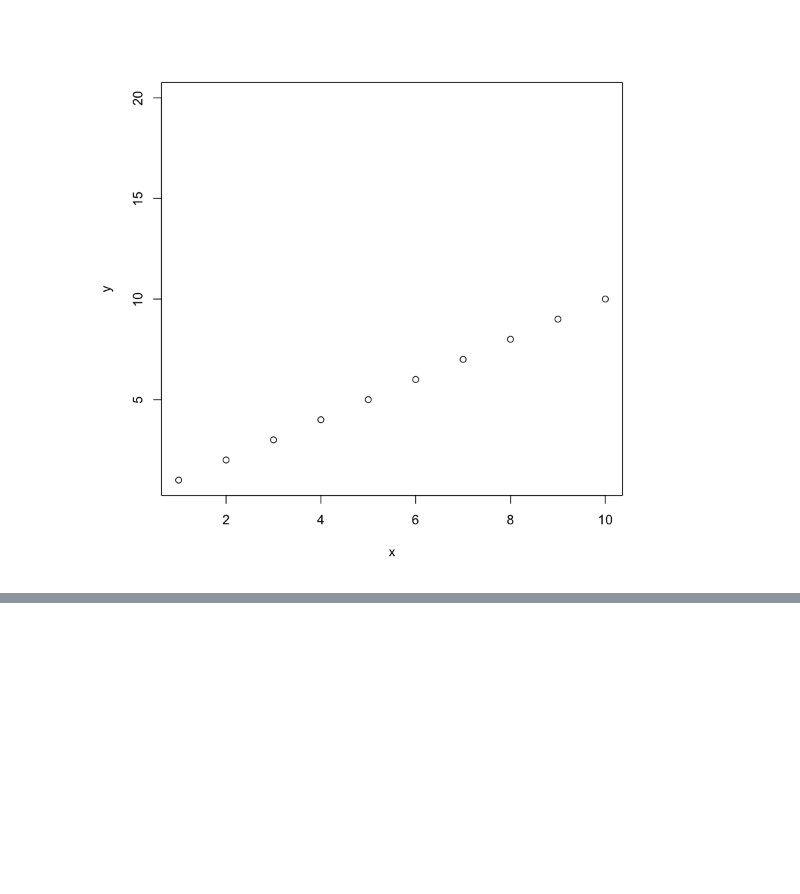
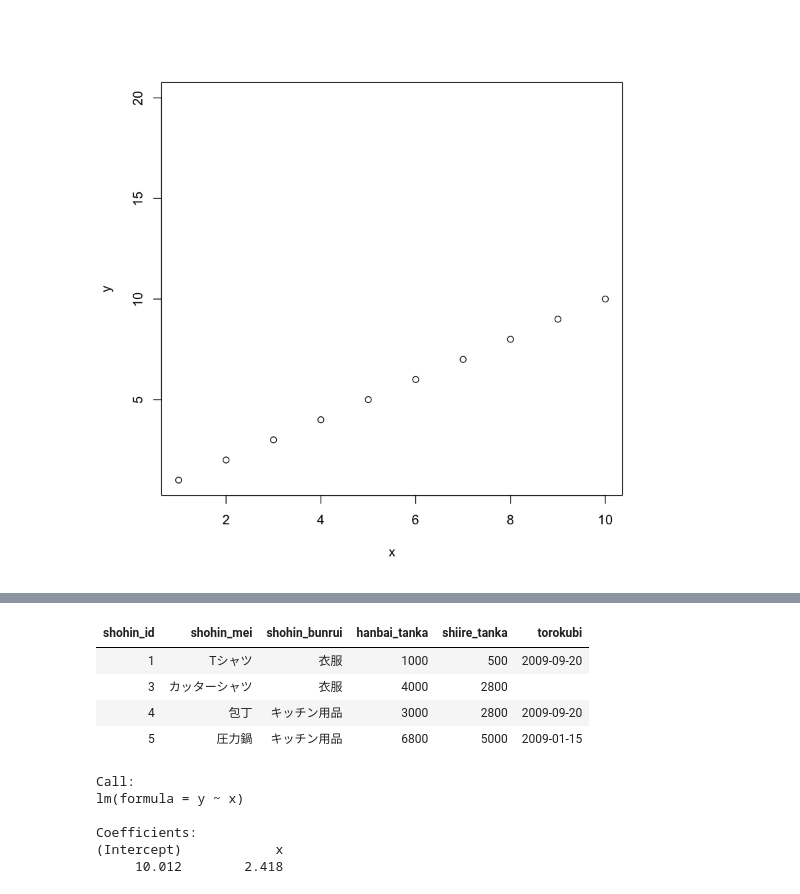
Before and after one commit to Ken-3/origin, a Jupyter notebook: R_Practice.ipynb, the cells around one changed output, grey strips where cells are left out. Cells and saved outputs as stored; diff of their text form; code cells hidden in the pictures; blank space fills up the shorter version.

```diff
--- a/R_Practice.ipynb
+++ b/R_Practice.ipynb
@@ -58,0 +160,23 @@ sample <- read.table('clipboard')
+# %%
+tanka <- subset(sample,sample$hanbai_tanka >= 1000)
+tanka
+# %% [output]
+| shohin_id | shohin_mei | shohin_bunrui | hanbai_tanka | shiire_tanka | torokubi |
+| 1 | Tシャツ | 衣服 | 1000 | 500 | 2009-09-20 |
+| 3 | カッターシャツ | 衣服 | 4000 | 2800 |  |
+| 4 | 包丁 | キッチン用品 | 3000 | 2800 | 2009-09-20 |
+| 5 | 圧力鍋 | キッチン用品 | 6800 | 5000 | 2009-01-15 |
+# %%
+# 🔥単回帰分析（lm/summary）
+
+x <- c(1,3,4,10,5,1,3,14,21)
+y <- c(10,20,10,40,50,10,10,20,70)
+ans <- lm(y~x)
+ans
+# %% [output]
+Call:
+lm(formula = y ~ x)
+
+Coefficients:
+(Intercept)            x
+     10.012        2.418
```
Also changed, not shown: parts of 24 cells of this notebook.
